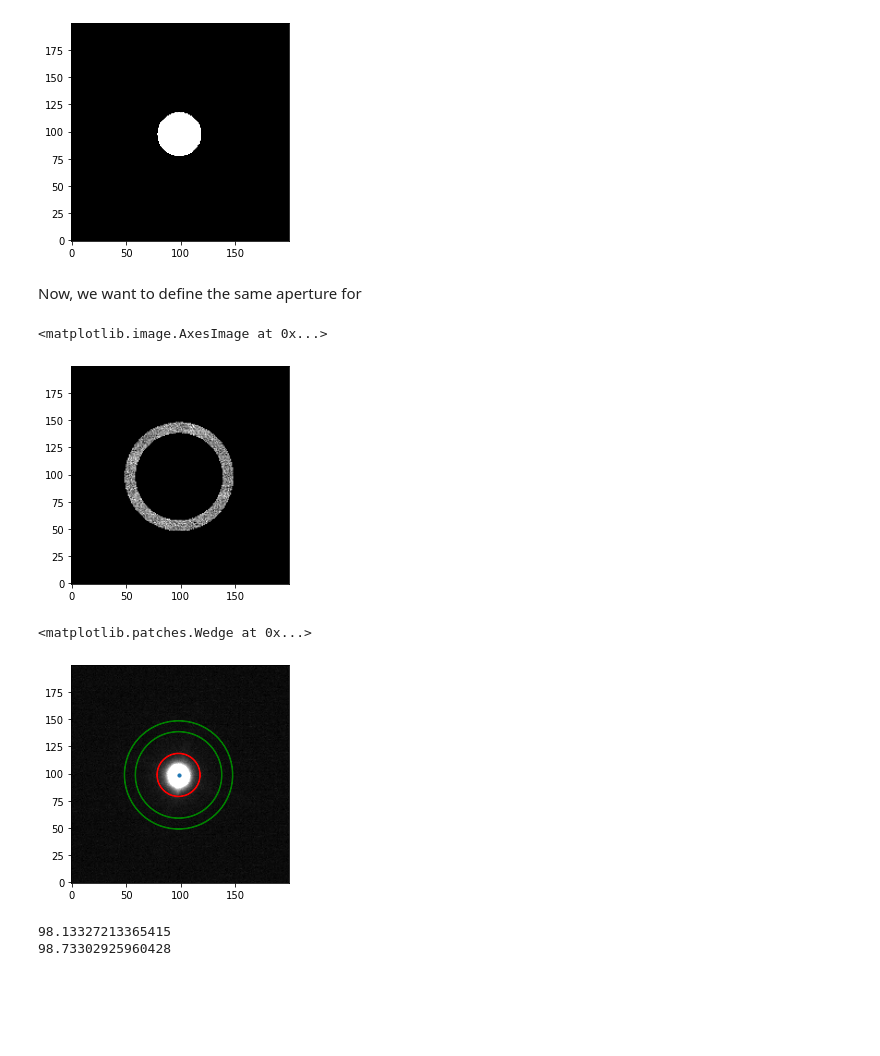
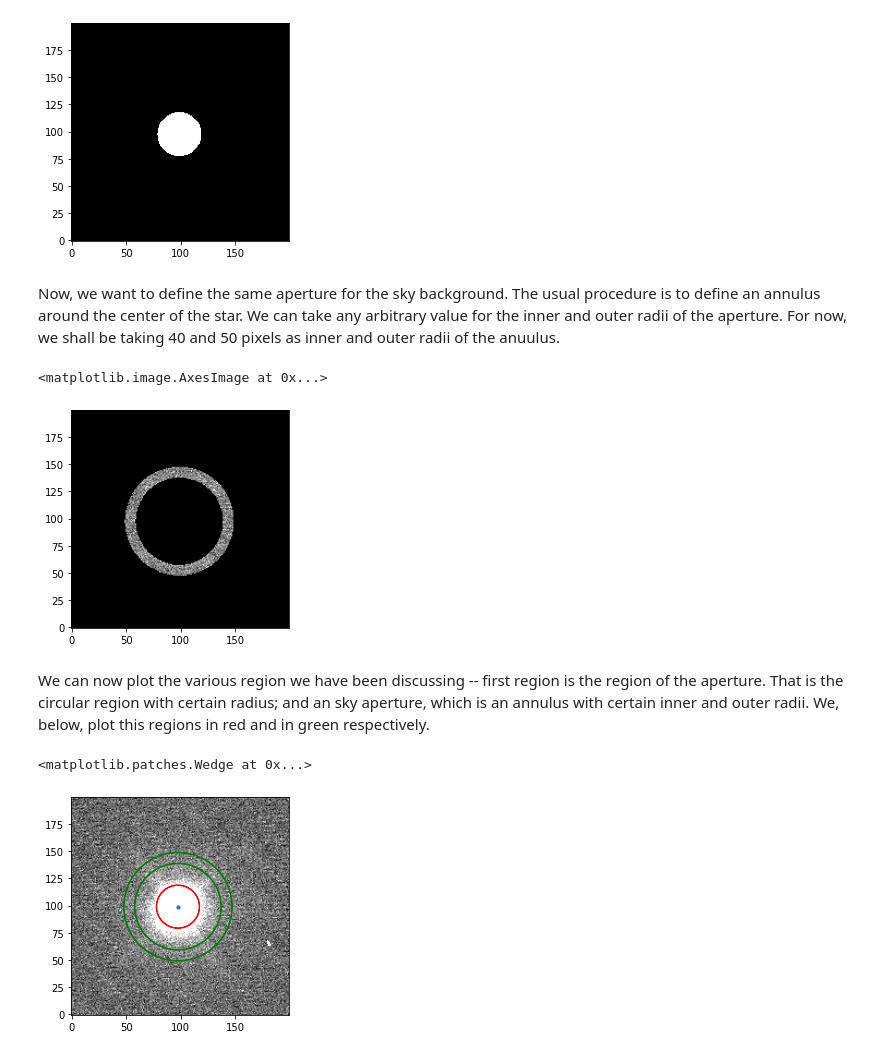
Before and after one commit to Jayshil/Data_Analysis, a Jupyter notebook: Transits/p1.ipynb, the cells around one changed output. Saved outputs shown, nothing was run; the diff lists cells and outputs as text; code cells hidden in the pictures; blank space fills up the shorter version.

```diff
--- a/Transits/p1.ipynb
+++ b/Transits/p1.ipynb
@@ -77,24 +82,41 @@ plt.imshow(aper0, cmap='gray', vmin=0, vmax=60, origin='lower')
 # %% [output]
 <matplotlib.image.AxesImage at 0x...>
 [figure]
-# %% [markdown]
-Now, we want to define the same aperture for
+# %% [markdown]
+Now, we want to define the same aperture for the sky background. The usual procedure is to define an annulus around the center of the star. We can take any arbitrary value for the inner and outer radii of the aperture. For now, we shall be taking 40 and 50 pixels as inner and outer radii of the anuulus.
 # %%
-def sky_back(image, inner_rad=40, outer_rad=50):
+def sky_back(image, cen1, cen2, inner_rad=40, outer_rad=50, mask=False):
+    """
+    To create annulus shaped aperture
+    ---------------------------------
+    Parameters:
+    -----------
+    image : numpy.ndarray
+        given image of the target
+    cen1, cen2 : float
+        x and y position of the center of the target
+    inner_rad, outer_rad : float, int
+        inner and outer radii of the annulus
+    -----------
+    return
+    -----------
+    numpy.ndarray :
+        an array of the annulus aperture
+    """
     mask2 = np.zeros(image.shape)
-    cen3, cen4 = ndimage.measurements.center_of_mass(image)
-    for i in range(200):
-        for j in range(200):
-            dist = np.sqrt((i-cen3)**2 + (j-cen4)**2)
+    for i in range(len(image[:,0])):
+        for j in range(len(image[0,:])):
+            dist = np.sqrt((i-cen1)**2 + (j-cen2)**2)
             if dist <= outer_rad and dist >= inner_rad:
                 mask2[i][j] = 1
-            else:
-                continue
     sky3 = mask2*image
-    return sky3
+    if mask:
+        return sky3, mask2
+    else:
+        return sky3
 
-sky2 = sky_back(subimage)
+sky2 = sky_back(image=subimage, cen1=cenx, cen2=ceny)
 plt.imshow(sky2, cmap='gray', vmin=0, vmax=60, origin='lower')
 # %% [output]
 <matplotlib.image.AxesImage at 0x...>
-[figure, old version]
+[figure, new version]
@@ -123,23 +123,19 @@ def aperture_fl(image, cenx, ceny, rad, skyflux):
+# %% [markdown]
+We can now plot the various region we have been discussing -- first region is the region of the aperture. That is the circular region with certain radius; and an sky aperture, which is an annulus with certain inner and outer radii. We, below, plot this regions in red and in green respectively.
 # %%
 rad = 20
 skyrad1 = 40
 skyrad2 = 50
 
 fig, ax3 = plt.subplots(1)
-ax3.imshow(subimage, cmap='gray', vmin=0, vmax=600, origin='lower')
+ax3.imshow(subimage, cmap='gray', vmin=0, vmax=60, origin='lower')
 ax3.scatter(cenx, ceny, 10)
 Aperture = Wedge((cenx, ceny), rad, 0, 360, width=0.5, color='red')
 ax3.add_patch(Aperture)
 Skuannulus1 = Wedge((cenx, ceny), skyrad1, 0, 360, width=0.5, color='green')
 Skuannulus2 = Wedge((cenx, ceny), skyrad2, 0, 360, width=0.5, color='green')
 ax3.add_patch(Skuannulus1)
 ax3.add_patch(Skuannulus2)
 # %% [output]
 <matplotlib.patches.Wedge at 0x...>
-[figure, old version]
+[figure, new version]
-# %%
-print(cenx)
-print(ceny)
-# %% [output]
-98.13327213365415
-98.73302925960428
```
Also changed, not shown: parts of 22 cells of this notebook.
